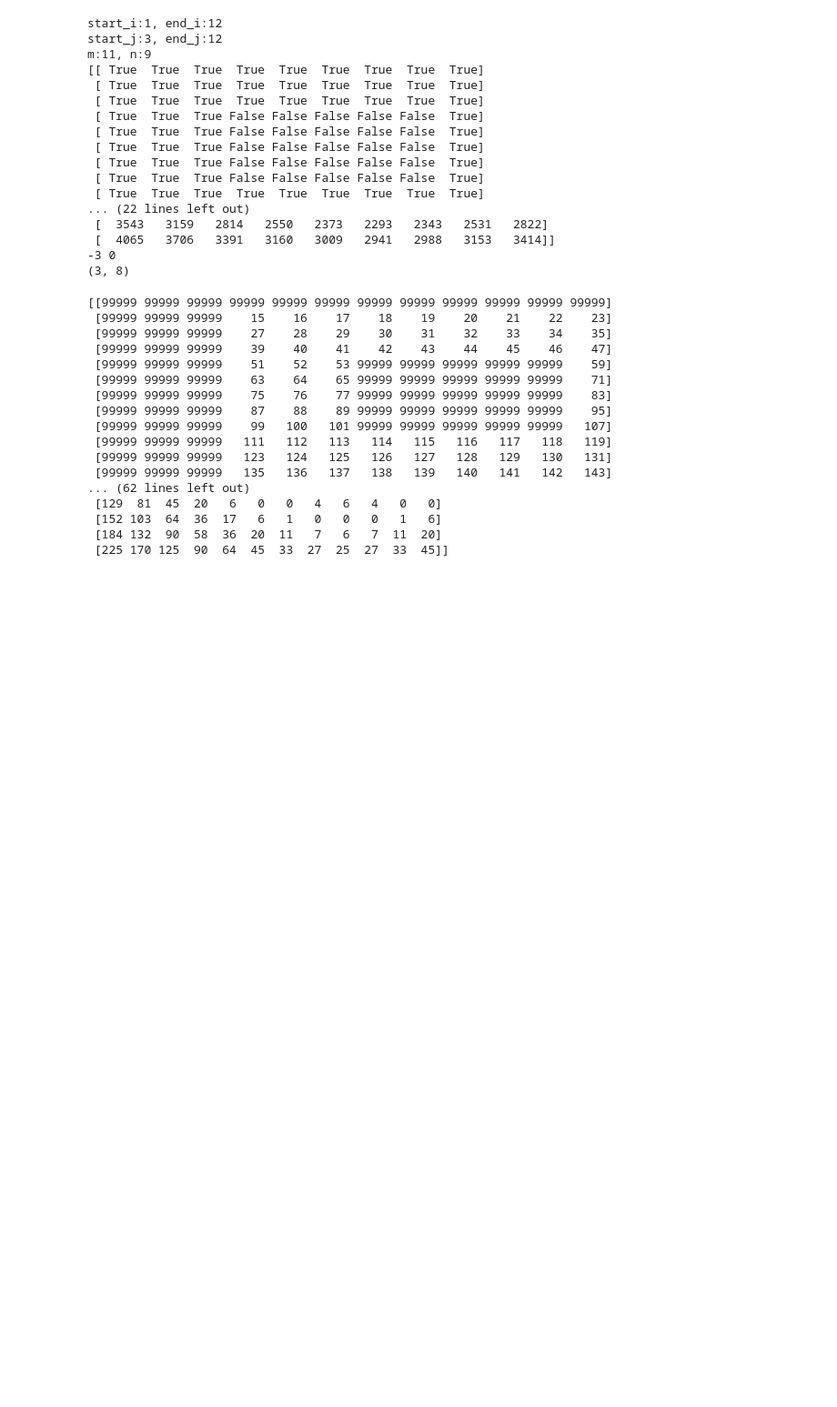
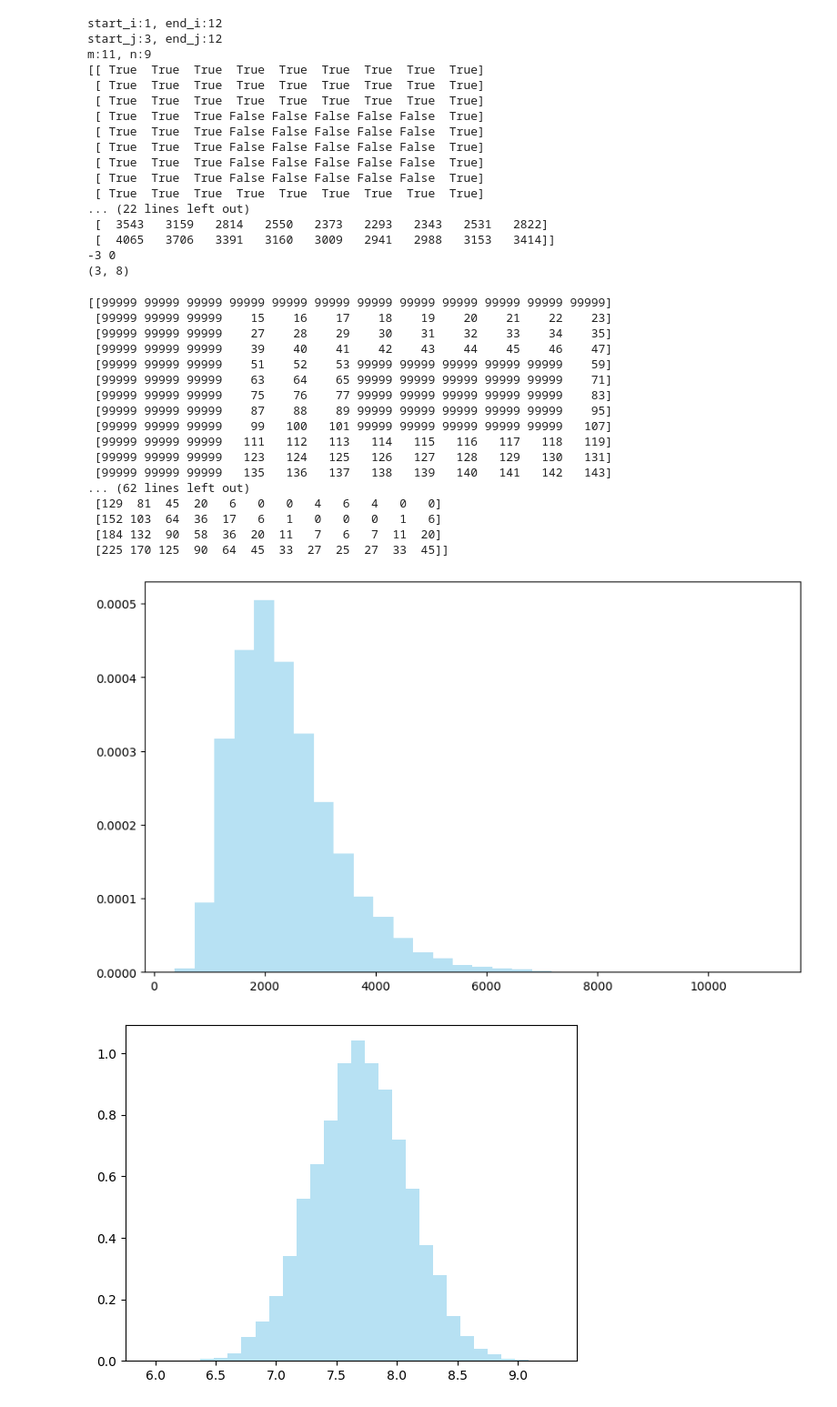
Before and after one commit to tanakai0/SensorDataSimulator, a Jupyter notebook: temp_test.ipynb, the cells around one changed output. Shown at 91% size. Saved outputs shown, nothing was run; the diff lists cells and outputs as text; code cells hidden in the pictures; blank space fills up the shorter version.

```diff
--- a/temp_test.ipynb
+++ b/temp_test.ipynb
@@ -271,3 +271,36 @@ nrt, valid_sensor_ids = analysis.nonresponse_time_sliding(mat, [], 1, 5, _type =
 print(mat)
 print()
 print(nrt)
+# %%
+import numpy as np
+import matplotlib.pyplot as plt
+import src.sensor_model as sensor_model
+
+# パラメータを設定
+mean = 60*40
+std = 1000
+size = 10000
+
+# 対数正規分布の乱数を生成
+data = np.array([sensor_model.CircularPIRSensor.duration_time_in_activity(mean, std) for _ in range(size)])
+data2 = np.log(data)
+
+mean_interval = 20
+data3 = np.array([sensor_model.CircularPIRSensor.interval_time_in_activity(mean_interval) for _ in range(size)])
+
+# ヒストグラムを描画
+plt.figure(figsize=(10, 6))
+plt.hist(data, bins=30, density=True, alpha=0.6, color='skyblue', label='Histogram')
+plt.show()
+plt.close()
+
+plt.hist(data2, bins=30, density=True, alpha=0.6, color='skyblue', label='Histogram')
+plt.show()
+plt.close()
+
+plt.hist(data3, bins=30, density=True, alpha=0.6, color='skyblue', label='Histogram')
+plt.show()
+plt.close()
+# %% [output]
+[figure, added]
+[figure, added]
```
Also changed, not shown: parts of 2 cells of this notebook, 6 other files.
